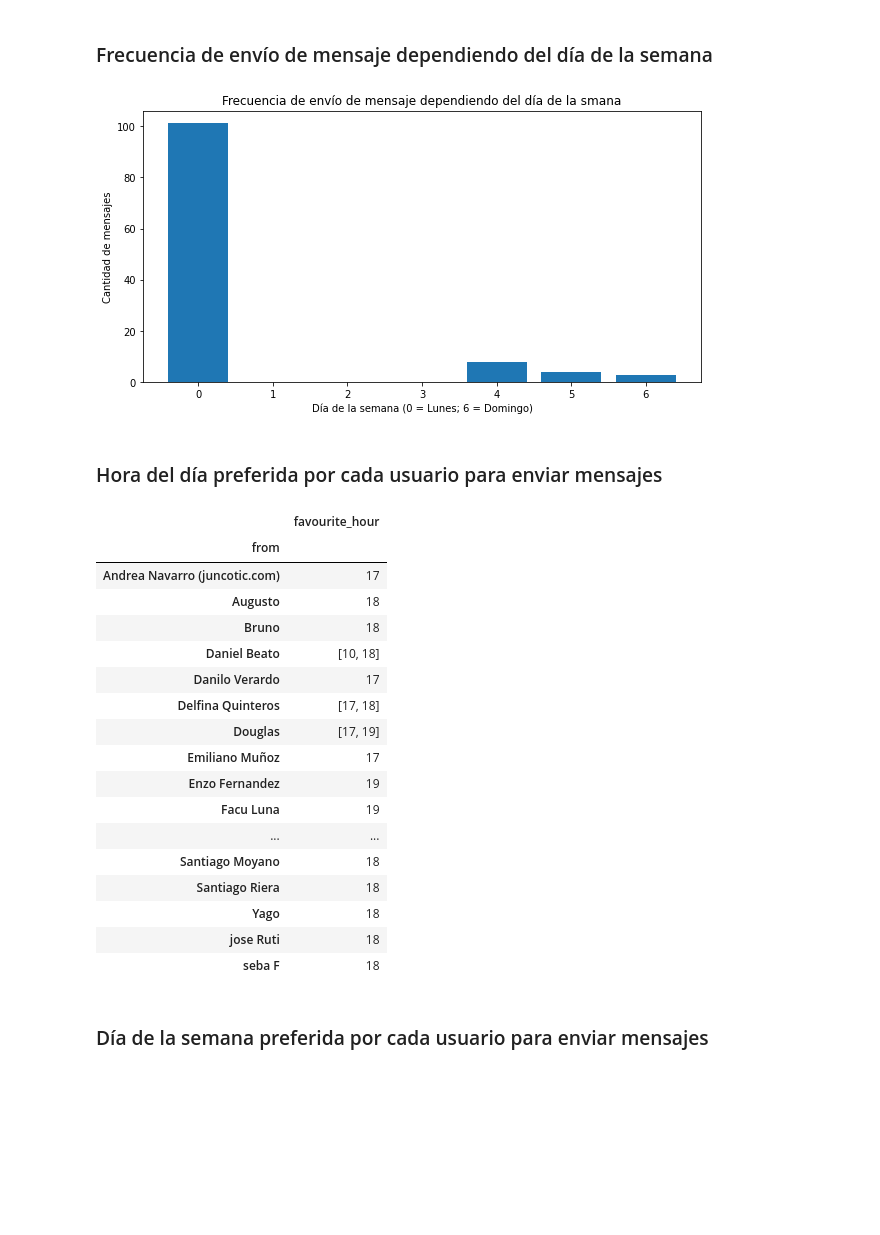
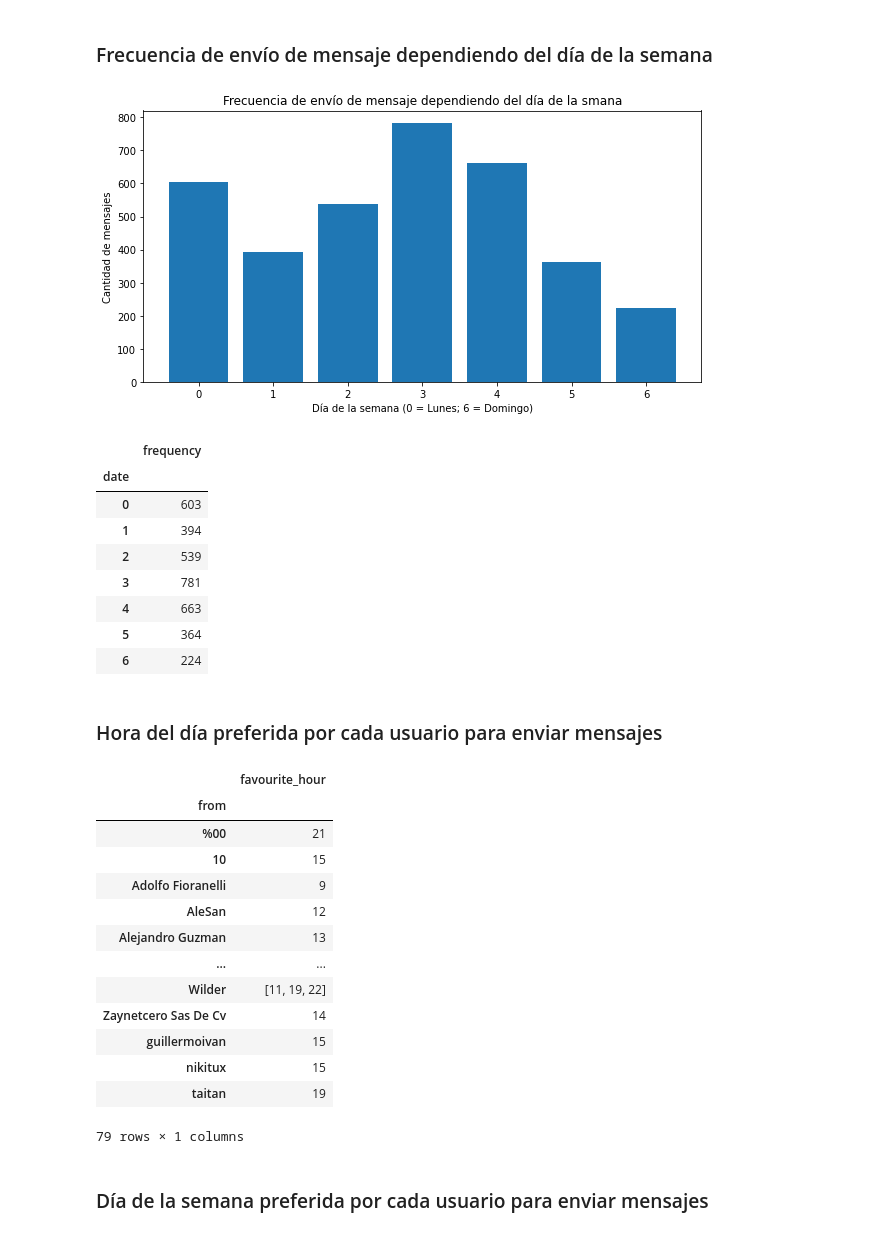
Before and after one commit to ArianMisino/BaseDeDatos2UM, a Jupyter notebook: 6 - TP6.ipynb, the cells around one changed output. Drawn from its saved outputs; the diff is of its cells as text; code cells hidden in the pictures; blank space fills up the shorter version.

```diff
--- a/6 - TP6.ipynb
+++ b/6 - TP6.ipynb
@@ -15,7 +15,7 @@ import matplotlib.pyplot as plt
 import seaborn as sns
 import datetime
 
-with open('result.json','r') as file:
+with open('data/result.json','r') as file:
     data = json.load(file)
 
 df = pd.DataFrame(data["messages"])
@@ -141,41 +149,47 @@ Name: type, dtype: int64
 # %%
 groups = [df['date'].dt.weekday]
 df_aux = df.groupby(groups).agg(frequency = ('id','count'))
-
+df_aux
 #Gráfico
 plt.figure(figsize=(10,5))
 plt.xlabel("Día de la semana (0 = Lunes; 6 = Domingo)")
 plt.ylabel("Cantidad de mensajes")
 plt.title("Frecuencia de envío de mensaje dependiendo del día de la smana")
 plt.bar(df_aux.index,df_aux['frequency'])
 plt.show()
+df_aux
 # %% [output]
-[figure, old version]
+[figure, new version]
+|  | frequency |
+| date |  |
+| 0 | 603 |
+| 1 | 394 |
+| 2 | 539 |
+| 3 | 781 |
+| 4 | 663 |
+| 5 | 364 |
+| 6 | 224 |
 # %% [markdown]
 ### Hora del día preferida por cada usuario para enviar mensajes
 # %%
 groups = ["from"]
-#a = df.groupby(groups).agg(frequency = ("date", lambda x: x.dt.hour))
-df.groupby(groups).agg(favourite_hour = ("date", lambda x: x.dt.hour.mode()))
+df2 = df.groupby(groups).agg(favourite_hour = ("date", lambda x: x.dt.hour.mode()))
+df2
 # %% [output]
 |  | favourite_hour |
 | from |  |
-| Andrea Navarro (juncotic.com) | 17 |
-| Augusto | 18 |
-| Bruno | 18 |
-| Daniel Beato | [10, 18] |
-| Danilo Verardo | 17 |
-| Delfina Quinteros | [17, 18] |
-| Douglas | [17, 19] |
-| Emiliano Muñoz | 17 |
-| Enzo Fernandez | 19 |
-| Facu Luna | 19 |
+| %00 | 21 |
+| 10 | 15 |
+| Adolfo Fioranelli | 9 |
+| AleSan | 12 |
+| Alejandro Guzman | 13 |
 | ... | ... |
-| Santiago Moyano | 18 |
-| Santiago Riera | 18 |
-| Yago | 18 |
-| jose Ruti | 18 |
-| seba F | 18 |
+| Wilder | [11, 19, 22] |
+| Zaynetcero Sas De Cv | 14 |
+| guillermoivan | 15 |
+| nikitux | 15 |
+| taitan | 19 |
+79 rows × 1 columns
 # %% [markdown]
 ### Día de la semana preferida por cada usuario para enviar mensajes
 # %%
```
Also changed, not shown: parts of 13 cells of this notebook, 2 other files.
